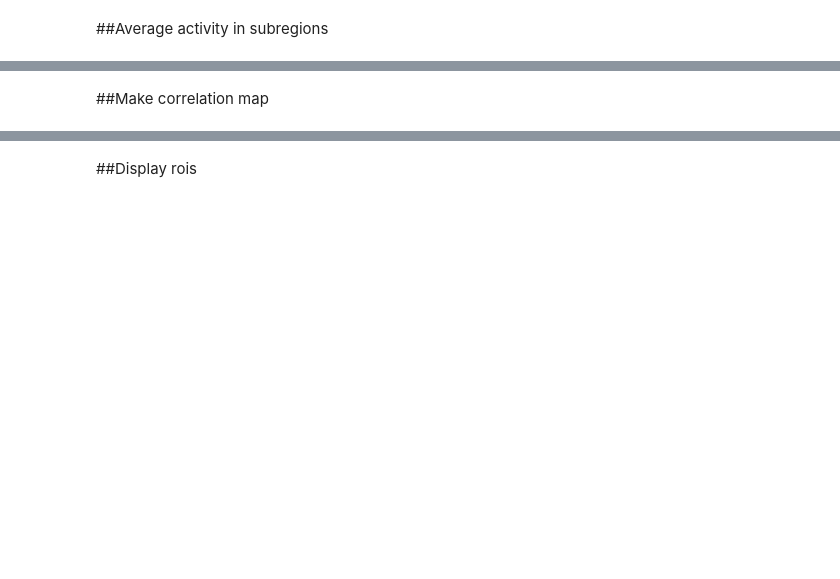
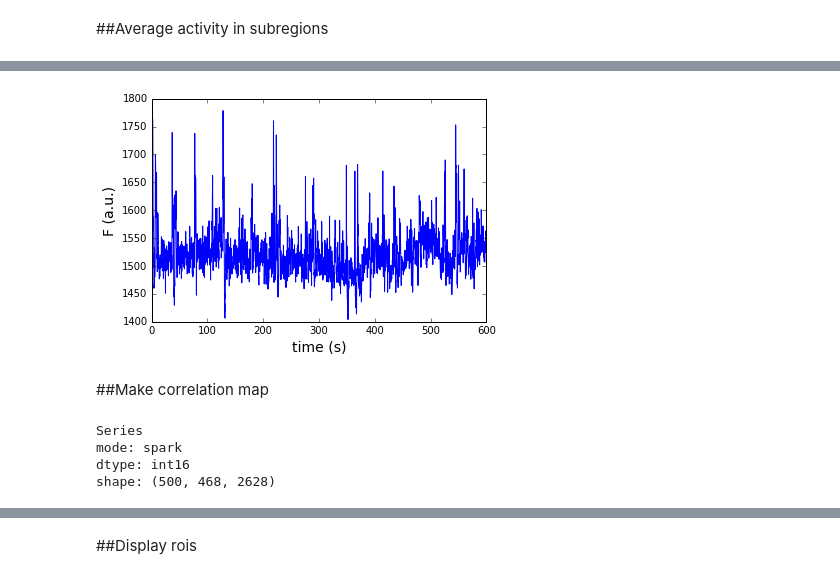
Before and after one commit to sofroniewn/2pRAM-paper, a Jupyter notebook: notebooks/Figure-8 functional imaging.ipynb, the cells around one changed output, grey strips where cells are left out. Saved outputs shown, nothing was run; the diff lists cells and outputs as text; code cells hidden in the pictures; blank space fills up the shorter version.

```diff
--- a/notebooks/Figure-8 functional imaging.ipynb
+++ b/notebooks/Figure-8 functional imaging.ipynb
@@ -36,2 +56,29 @@ image(mean, clim=(0, 3.5*mean.mean()), size = 10)
+# %%
+from extraction.model import ExtractionModel
+
+em = ExtractionModel(regions)
+traces = em.transform(data).tolocal()
+#traces = em.transform(data).normalize('window', window=500).tolocal()
+traces.tobinary(path + '/traces', overwrite = True)
+# %%
+from numpy import array
+time = array([float(x)/4.38 for x in range(traces.shape[1])])
+# %%
+from matplotlib.pyplot import plot, xlim, xlabel, ylabel
+
+plot(time, traces[0].values.T);
+xlabel('time (s)', fontsize=14);
+xlim([0, 600])
+ylabel('F (a.u.)', fontsize=14);
+# %% [output]
+[figure, added]
 # %% [markdown]
 ##Make correlation map
+# %%
+records = data.uniform_filter(5).toseries(size = 10)
+records.cache()
+# %% [output]
+Series
+mode: spark
+dtype: int16
+shape: (500, 468, 2628)
```
Also changed, not shown: parts of 28 cells of this notebook, 1 other file.
